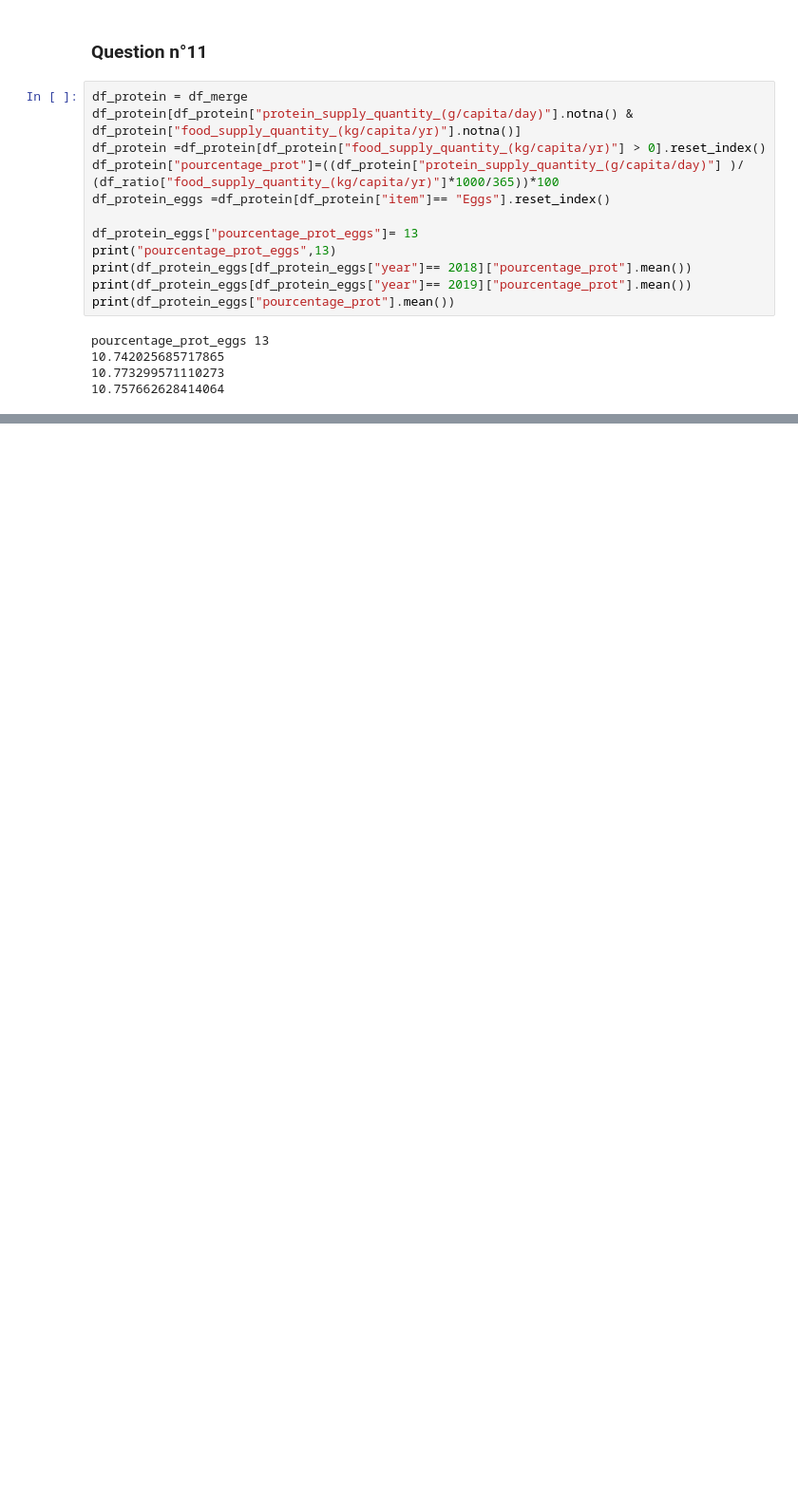
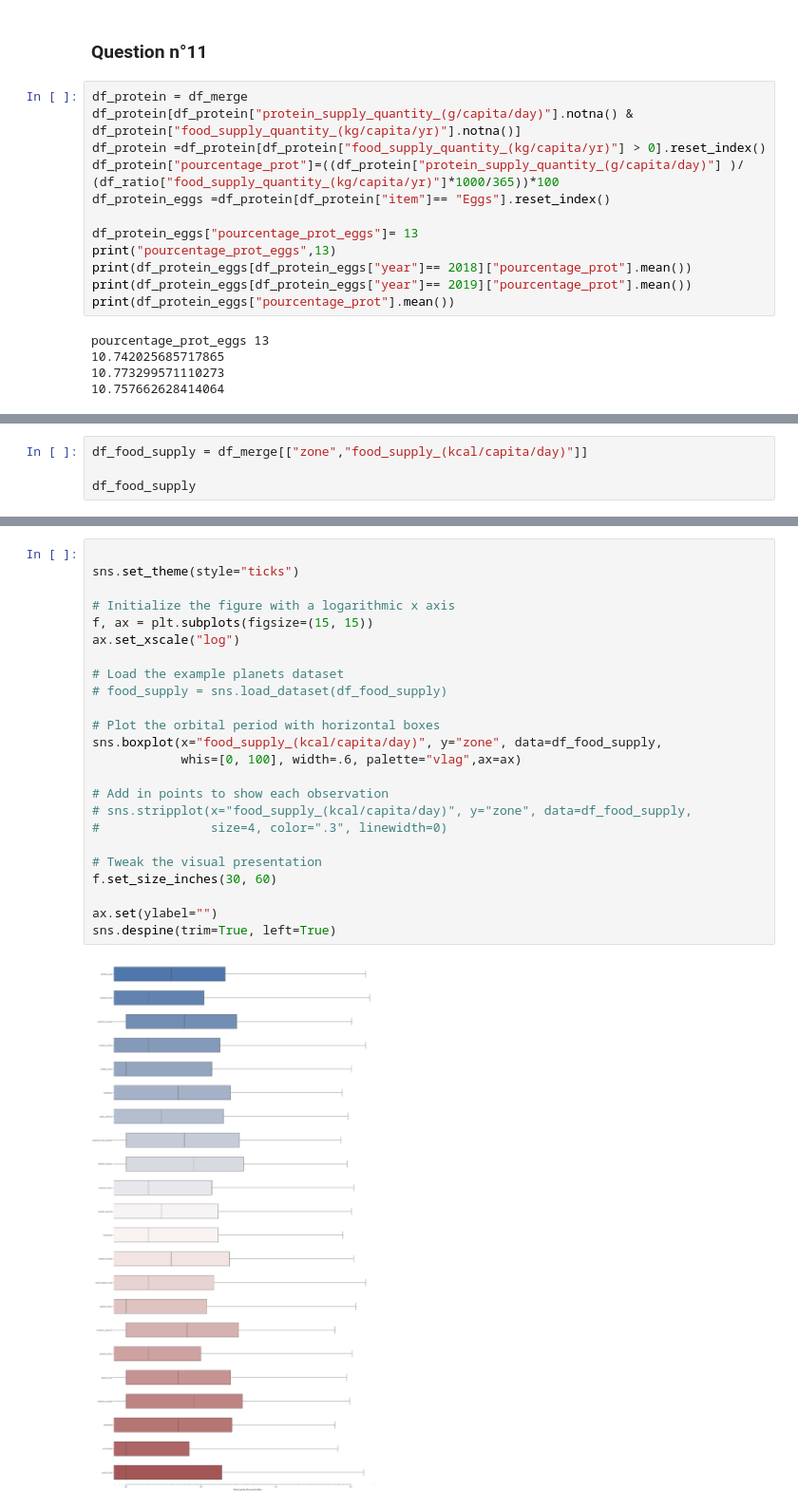
Before and after one commit to StevenDelval/PremierPasPandas, a Jupyter notebook: PremierPasPandas.ipynb, the cells around one changed output, grey strips where cells are left out. Shown: that part at 95% size. Cells and saved outputs as stored; diff of their text form; blank space fills up the shorter version.

```diff
--- a/PremierPasPandas.ipynb
+++ b/PremierPasPandas.ipynb
@@ -696,0 +703,4 @@ df_protein_items.head(11) # Question 13
+# %%
+df_food_supply = df_merge[["zone","food_supply_(kcal/capita/day)"]]
+
+df_food_supply
@@ -696,0 +721,26 @@ df_protein_items.head(11) # Question 13
+# %%
+
+sns.set_theme(style="ticks")
+
+# Initialize the figure with a logarithmic x axis
+f, ax = plt.subplots(figsize=(15, 15))
+ax.set_xscale("log")
+
+# Load the example planets dataset
+# food_supply = sns.load_dataset(df_food_supply)
+
+# Plot the orbital period with horizontal boxes
+sns.boxplot(x="food_supply_(kcal/capita/day)", y="zone", data=df_food_supply,
+            whis=[0, 100], width=.6, palette="vlag",ax=ax)
+
+# Add in points to show each observation
+# sns.stripplot(x="food_supply_(kcal/capita/day)", y="zone", data=df_food_supply,
+#               size=4, color=".3", linewidth=0)
+
+# Tweak the visual presentation
+f.set_size_inches(30, 60)
+
+ax.set(ylabel="")
+sns.despine(trim=True, left=True)
+# %% [output]
+[figure, added]
```
Also changed, not shown: parts of 6 cells of this notebook.
